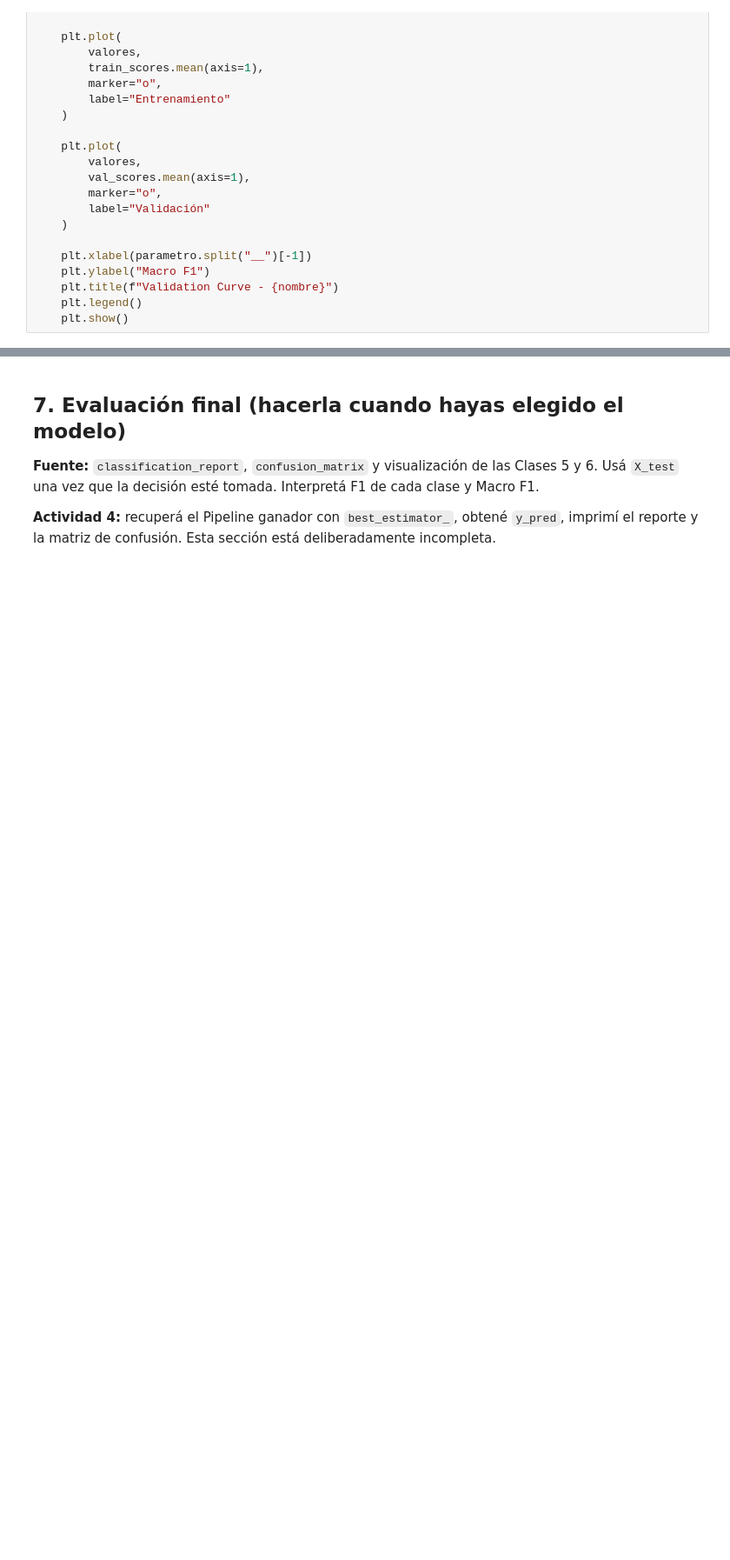
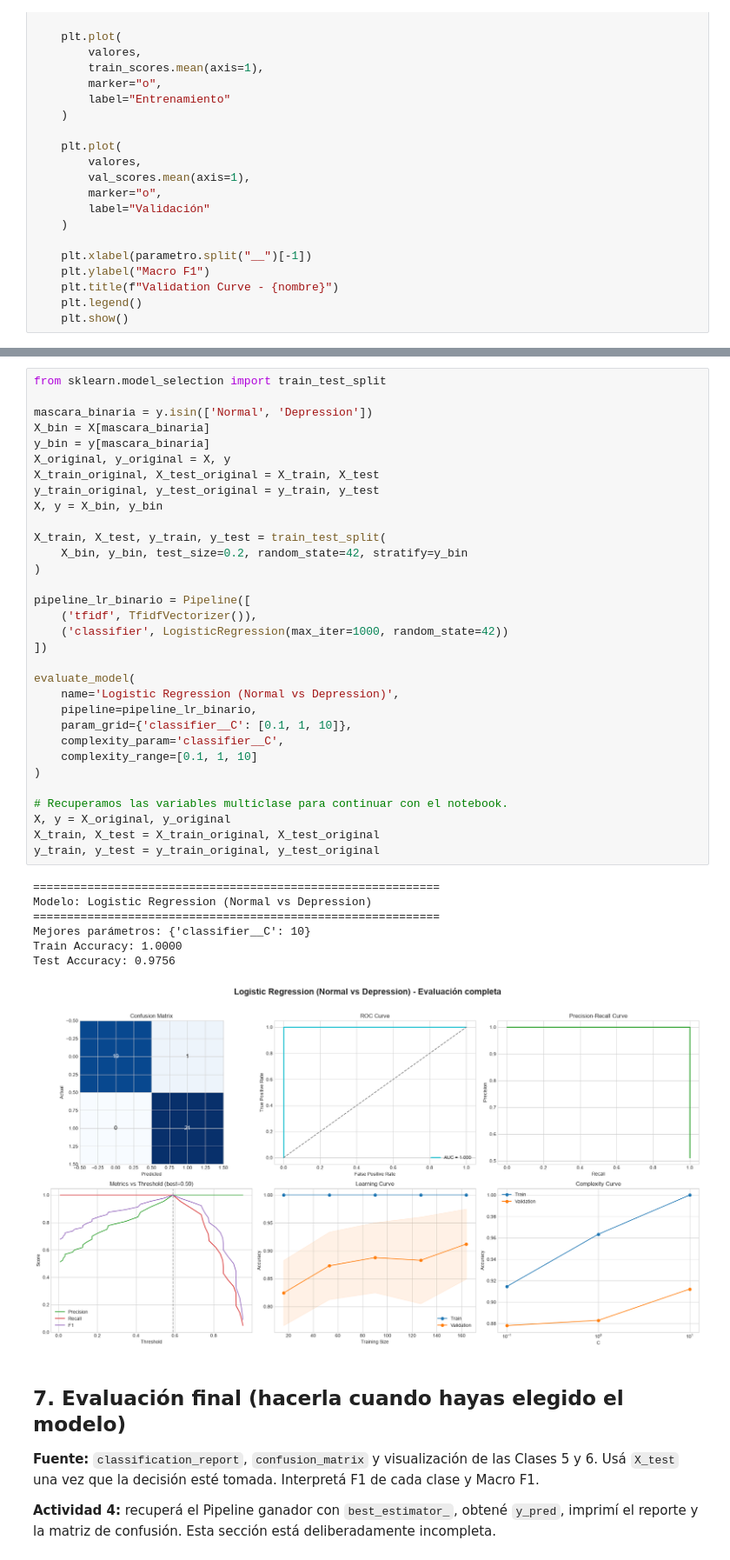
Before and after one commit to Vickyrai01/practica-ciencia-de-datos, a Jupyter notebook: notebooks/05_seleccion_evaluacion_modelos_texto_base.ipynb, the cells around one changed output, grey strips where cells are left out. Shown at 87% size. Cells and saved outputs as stored; diff of their text form; blank space fills up the shorter version.

```diff
--- a/notebooks/05_seleccion_evaluacion_modelos_texto_base.ipynb
+++ b/notebooks/05_seleccion_evaluacion_modelos_texto_base.ipynb
@@ -436,3 +601,43 @@ for nombre, configuracion in modelos.items():
+# %%
+from sklearn.model_selection import train_test_split
+
+mascara_binaria = y.isin(['Normal', 'Depression'])
+X_bin = X[mascara_binaria]
+y_bin = y[mascara_binaria]
+X_original, y_original = X, y
+X_train_original, X_test_original = X_train, X_test
+y_train_original, y_test_original = y_train, y_test
+X, y = X_bin, y_bin
+
+X_train, X_test, y_train, y_test = train_test_split(
+    X_bin, y_bin, test_size=0.2, random_state=42, stratify=y_bin
+)
+
+pipeline_lr_binario = Pipeline([
+    ('tfidf', TfidfVectorizer()),
+    ('classifier', LogisticRegression(max_iter=1000, random_state=42))
+])
+
+evaluate_model(
+    name='Logistic Regression (Normal vs Depression)',
+    pipeline=pipeline_lr_binario,
+    param_grid={'classifier__C': [0.1, 1, 10]},
+    complexity_param='classifier__C',
+    complexity_range=[0.1, 1, 10]
+)
+
+# Recuperamos las variables multiclase para continuar con el notebook.
+X, y = X_original, y_original
+X_train, X_test = X_train_original, X_test_original
+y_train, y_test = y_train_original, y_test_original
+# %% [output]
+============================================================
+Modelo: Logistic Regression (Normal vs Depression)
+============================================================
+Mejores parámetros: {'classifier__C': 10}
+Train Accuracy: 1.0000
+Test Accuracy: 0.9756
+[figure, added]
 # %% [markdown]
 ## 7. Evaluación final (hacerla cuando hayas elegido el modelo)
 
```
Also changed, not shown: parts of 3 cells of this notebook, 1 other file.
